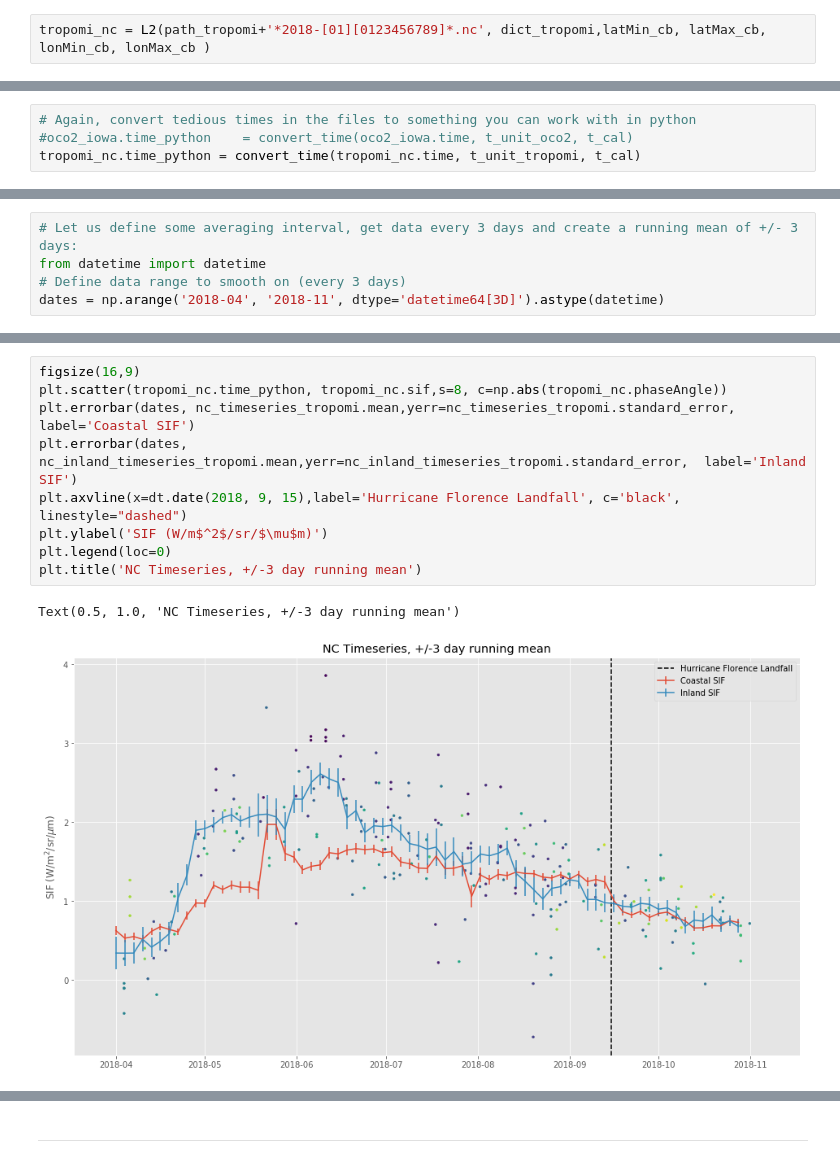
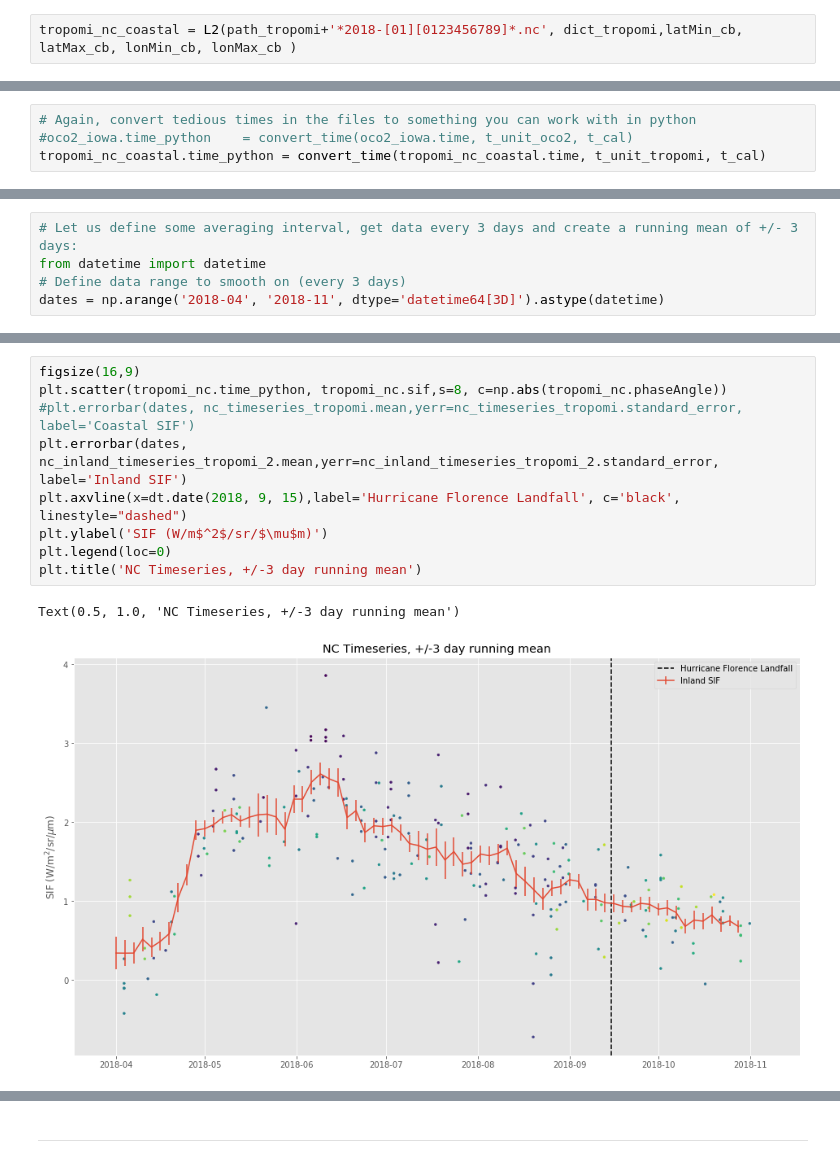
Before and after one commit to patrickcgray/sif_analysis, a Jupyter notebook: python/SIF Level 2 handling.ipynb, the cells around one changed output, grey strips where cells are left out. Cells and saved outputs as stored; diff of their text form.

```diff
--- a/python/SIF Level 2 handling.ipynb
+++ b/python/SIF Level 2 handling.ipynb
@@ -156,5 +164,5 @@ lonMax_cb = -79.987691
 # lonMin_cb = -77.162989
 # lonMax_cb = -76.626571
 # %%
-tropomi_nc = L2(path_tropomi+'*2018-[01][0123456789]*.nc', dict_tropomi,latMin_cb, latMax_cb, lonMin_cb, lonMax_cb )
+tropomi_nc_coastal = L2(path_tropomi+'*2018-[01][0123456789]*.nc', dict_tropomi,latMin_cb, latMax_cb, lonMin_cb, lonMax_cb )
 # %% [output]
@@ -162,4 +170,4 @@ opening  ../data/TROPOMI/nc_ungridded/TROPO_SIF_2018-05-21_ungridded.nc , # soun
 # %%
 # Again, convert tedious times in the files to something you can work with in python
 #oco2_iowa.time_python    = convert_time(oco2_iowa.time, t_unit_oco2, t_cal)
-tropomi_nc.time_python = convert_time(tropomi_nc.time, t_unit_tropomi, t_cal)
+tropomi_nc_coastal.time_python = convert_time(tropomi_nc_coastal.time, t_unit_tropomi, t_cal)
@@ -214,12 +238,12 @@ array([datetime.datetime(2018, 5, 12, 17, 45, 4, 793000),
 # %%
 figsize(16,9)
 plt.scatter(tropomi_nc.time_python, tropomi_nc.sif,s=8, c=np.abs(tropomi_nc.phaseAngle))
-plt.errorbar(dates, nc_timeseries_tropomi.mean,yerr=nc_timeseries_tropomi.standard_error,  label='Coastal SIF')
-plt.errorbar(dates, nc_inland_timeseries_tropomi.mean,yerr=nc_inland_timeseries_tropomi.standard_error,  label='Inland SIF')
+#plt.errorbar(dates, nc_timeseries_tropomi.mean,yerr=nc_timeseries_tropomi.standard_error,  label='Coastal SIF')
+plt.errorbar(dates, nc_inland_timeseries_tropomi_2.mean,yerr=nc_inland_timeseries_tropomi_2.standard_error,  label='Inland SIF')
 plt.axvline(x=dt.date(2018, 9, 15),label='Hurricane Florence Landfall', c='black', linestyle="dashed")
 plt.ylabel('SIF (W/m$^2$/sr/$\mu$m)')
 plt.legend(loc=0)
 plt.title('NC Timeseries, +/-3 day running mean')
 # %% [output]
 Text(0.5, 1.0, 'NC Timeseries, +/-3 day running mean')
-[figure, old version]
+[figure, new version]
```
Also changed, not shown: parts of 16 cells of this notebook, 2 other files.
